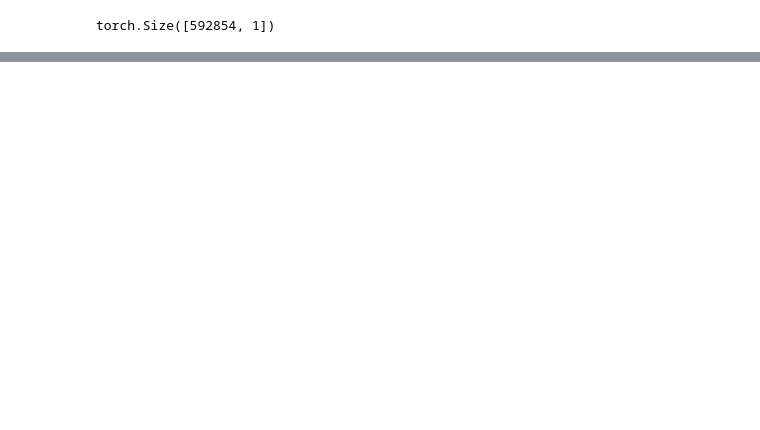
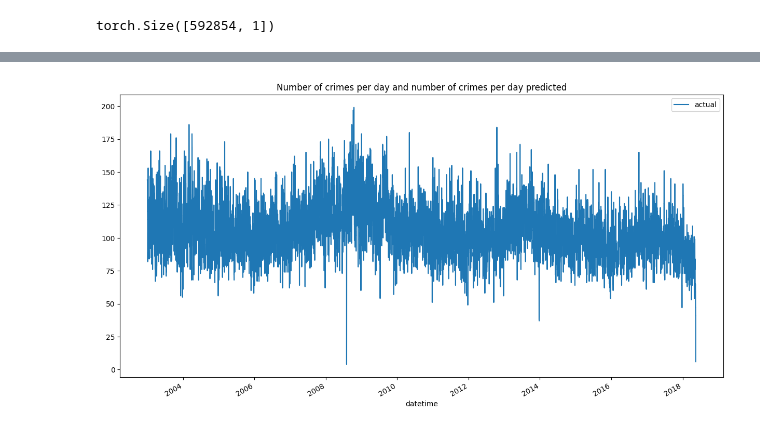
Before and after one commit to kristianseverin/CasePFA, a Jupyter notebook: XGBoost.ipynb, the cells around one changed output, grey strips where cells are left out. Saved outputs shown, nothing was run; the diff lists cells and outputs as text; code cells hidden in the pictures; blank space fills up the shorter version.

```diff
--- a/XGBoost.ipynb
+++ b/XGBoost.ipynb
@@ -526,5 +533,5 @@ for i, embedding in enumerate(embeddings):
 
 
 # concatenate the embeddings
-#X = np.concatenate(embeddings, axis=1)
+X = np.concatenate(embeddings, axis=1)
 # %%
@@ -600,0 +708,22 @@ df_cat
+# %%
+# make a column with the predictions
+test['prediction'] = y_pred_cat
+
+# merge the predictions with the test set
+df_cat = df_cat.merge(test[['prediction']], how = 'left', left_index=True, right_index=True)
+print(df_cat)
+
+# plot number of crimes per day
+fig, ax = plt.subplots(figsize=(15, 8))
+df_cat['num_crimes'].plot(ax = ax, title = 'Number of crimes per day')
+
+# plot the predictions
+#df_cat['prediction'].plot(ax = ax, title = 'Number of crimes per day')
+
+plt.legend(['actual', 'prediction'])
+
+# title
+plt.title('Number of crimes per day and number of crimes per day predicted')
+
+plt.show()
+# %% [output]
@@ -600,0 +747 @@ df_cat
+[figure, added]
```
Also changed, not shown: parts of 17 cells of this notebook, 10 other files.
